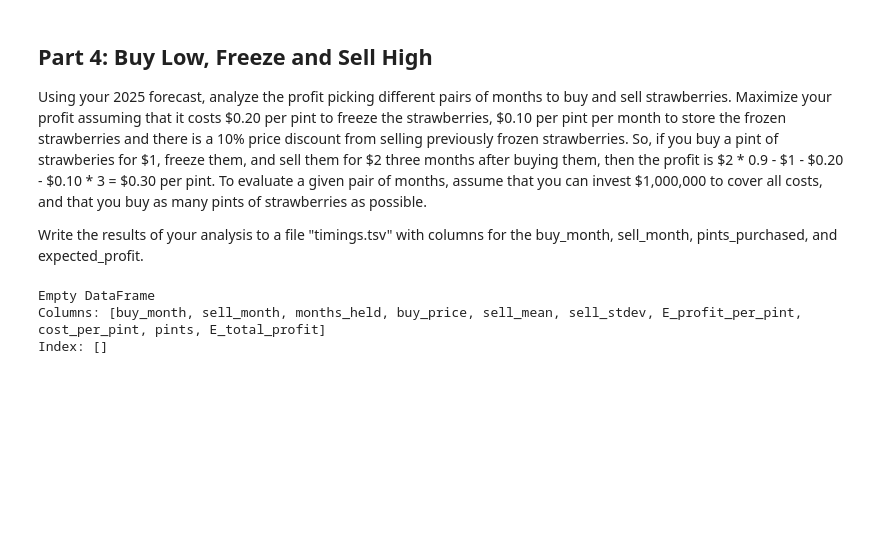
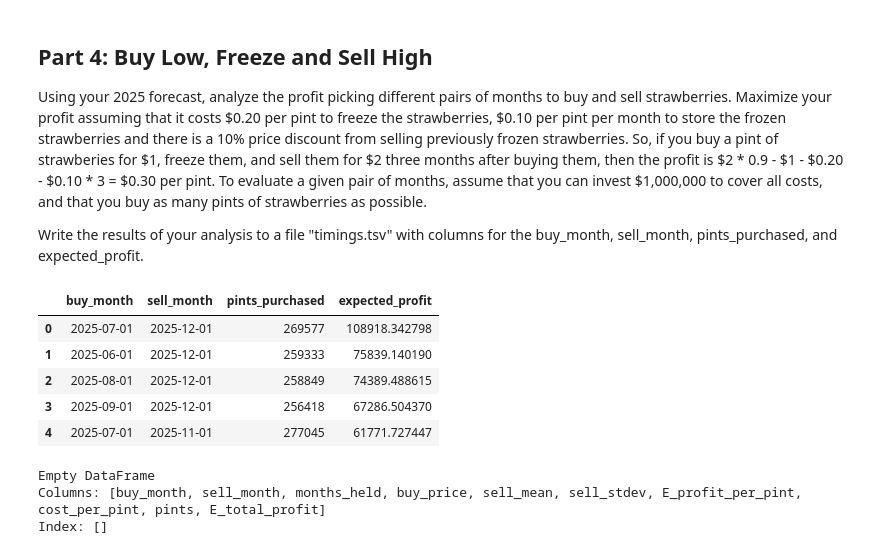
Before and after one commit to cfornesa/dx704-project-02, a Jupyter notebook: project.ipynb, the cells around one changed output. Drawn from its saved outputs; the diff is of its cells as text; code cells hidden in the pictures; blank space fills up the shorter version.

```diff
--- a/project.ipynb
+++ b/project.ipynb
@@ -447,0 +464,78 @@ Write the results of your analysis to a file "timings.tsv" with columns for the
+# %%
+def sample_expiration_price(S_mean, S_stdev):
+    # draw a possible sell price S
+    return np.random.normal(loc=S_mean, scale=S_stdev)
+
+def sample_option_value(K_raw, S_mean, S_stdev, discount=discount):
+    # one Monte Carlo draw of profit per pint:
+    # max( (1 - discount)*S - K_raw, 0 )
+    S = sample_expiration_price(S_mean, S_stdev)
+    return max((1.0 - discount) * S - K_raw, 0.0)
+
+def estimate_option_value(K_raw, S_mean, S_stdev, n_samples=1000, discount=discount):
+    # Monte Carlo estimate of expected profit per pint
+    np.random.seed(704)
+    total = 0.0
+    for _ in range(n_samples):
+        total += sample_option_value(K_raw, S_mean, S_stdev, discount=discount)
+    return total / n_samples
+# %%
+# Ensure proper types/order
+df = strawberry_forecast.copy()
+df["month"] = pd.to_datetime(df["month"])
+df = df.sort_values("month").reset_index(drop=True)
+
+rows = []
+n = len(df)
+for i in range(n):                     # buy month
+    buy_month  = df.loc[i, "month"]
+    buy_price  = float(df.loc[i, "price"])
+    for j in range(i, n):              # sell month (strictly after buy)
+        sell_month = df.loc[j, "month"]
+        sell_mean  = float(df.loc[j, "price"])
+
+        # months held (calendar-safe)
+        months_held = (sell_month.to_period("M") - buy_month.to_period("M")).n
+
+        # simple uncertainty assumption for MC; replace with your model’s stdev if available
+        sell_stdev = std * sell_mean
+
+        # upfront cost per pint the budget must cover
+        K_raw = buy_price + freeze_cost + storage_per_month * months_held
+
+        # expected profit per pint (Monte Carlo using your 3 functions)
+        mu_profit_per_pint = estimate_option_value(
+            K_raw, S_mean=sell_mean, S_stdev=sell_stdev, n_samples=20_000, discount=discount
+        )
+
+        # how many pints we can afford with $1M (must cover ALL upfront costs)
+        pints = int(np.floor(budget / max(K_raw, 1e-12)))
+
+        # total expected profit
+        total_profit = mu_profit_per_pint * pints
+
+        rows.append({
+            "buy_month": buy_month,
+            "sell_month": sell_month,
+            # "months_held": months_held,
+            # "buy_price": buy_price,
+            # "sell_mean": sell_mean,
+            # "sell_stdev": sell_stdev,
+            # "cost_per_pint": K_raw,
+            # "E_profit_per_pint": mu_profit_per_pint,
+            "pints_purchased": pints,
+            "expected_profit": total_profit
+        })
+
+results = (pd.DataFrame(rows)
+           .sort_values("expected_profit", ascending=False)
+           .reset_index(drop=True))
+
+results.head(5)
+# %% [output]
+|  | buy_month | sell_month | pints_purchased | expected_profit |
+| 0 | 2025-07-01 | 2025-12-01 | 269577 | 108918.342798 |
+| 1 | 2025-06-01 | 2025-12-01 | 259333 | 75839.140190 |
+| 2 | 2025-08-01 | 2025-12-01 | 258849 | 74389.488615 |
+| 3 | 2025-09-01 | 2025-12-01 | 256418 | 67286.504370 |
+| 4 | 2025-07-01 | 2025-11-01 | 277045 | 61771.727447 |
```
Also changed, not shown: parts of 17 cells of this notebook, 3 other files.
